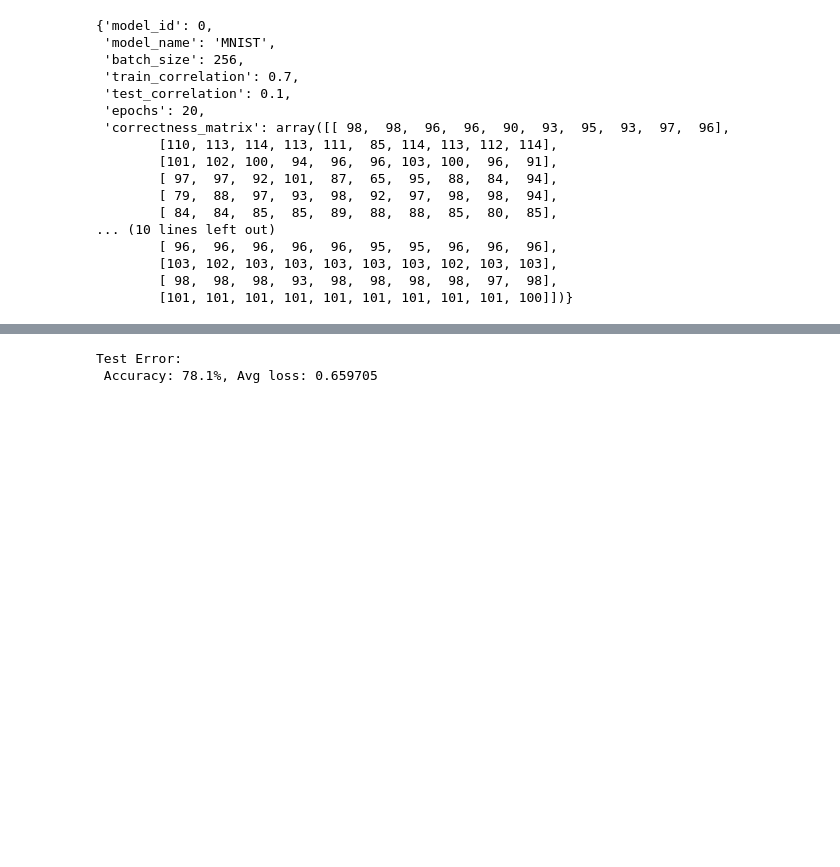
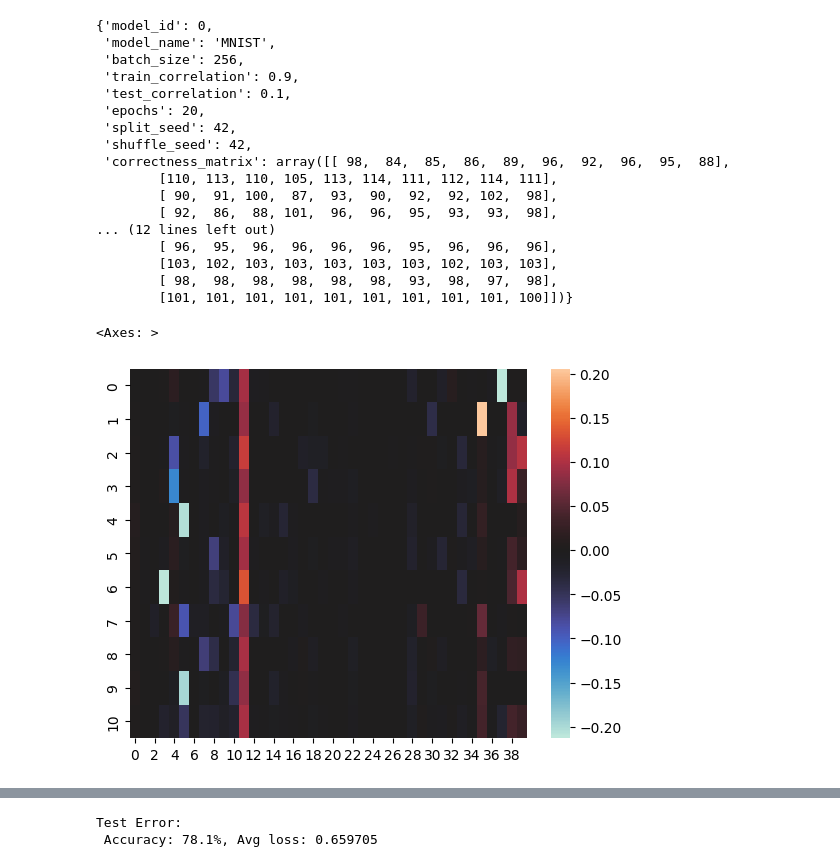
Before and after one commit to vitryt/label-free-bias-identification, a Jupyter notebook: data_recovery.ipynb, the cells around one changed output, grey strips where cells are left out. Drawn from its saved outputs; the diff is of its cells as text; code cells hidden in the pictures; blank space fills up the shorter version.

```diff
--- a/data_recovery.ipynb
+++ b/data_recovery.ipynb
@@ -36,23 +38,39 @@ sys.path
 exp_id = 0
 exp_name = "MNIST"
 with open("models/" + exp_name + "/model_" + str(exp_id) + ".pkl", "rb") as f:
-    res = pkl.load(f)
-res
+    model_res = pkl.load(f)
+model_res
 # %% [output]
 {'model_id': 0,
  'model_name': 'MNIST',
  'batch_size': 256,
- 'train_correlation': 0.7,
+ 'train_correlation': 0.9,
  'test_correlation': 0.1,
  'epochs': 20,
- 'correctness_matrix': array([[ 98,  98,  96,  96,  90,  93,  95,  93,  97,  96],
-        [110, 113, 114, 113, 111,  85, 114, 113, 112, 114],
-        [101, 102, 100,  94,  96,  96, 103, 100,  96,  91],
-        [ 97,  97,  92, 101,  87,  65,  95,  88,  84,  94],
-        [ 79,  88,  97,  93,  98,  92,  97,  98,  98,  94],
-        [ 84,  84,  85,  85,  89,  88,  88,  85,  80,  85],
-... (10 lines left out)
-        [ 96,  96,  96,  96,  96,  95,  95,  96,  96,  96],
+ 'split_seed': 42,
+ 'shuffle_seed': 42,
+ 'correctness_matrix': array([[ 98,  84,  85,  86,  89,  96,  92,  96,  95,  88],
+        [110, 113, 110, 105, 113, 114, 111, 112, 114, 111],
+        [ 90,  91, 100,  87,  93,  90,  92,  92, 102,  98],
+        [ 92,  86,  88, 101,  96,  96,  95,  93,  93,  98],
+... (12 lines left out)
+        [ 96,  95,  96,  96,  96,  96,  95,  96,  96,  96],
         [103, 102, 103, 103, 103, 103, 103, 102, 103, 103],
-        [ 98,  98,  98,  93,  98,  98,  98,  98,  97,  98],
+        [ 98,  98,  98,  98,  98,  98,  93,  98,  97,  98],
         [101, 101, 101, 101, 101, 101, 101, 101, 101, 100]])}
+# %%
+with open(f"models/{exp_name}/concepts_{exp_id}_{0}.pkl", "rb") as f:
+    concept_res = pkl.load(f)
+# %%
+with open(f"models/{exp_name}/bias_{exp_id}_{0}.pkl", "rb") as f:
+    bias_res = pkl.load(f)
+
+studied_bias = 1
+table = []
+for i in range(10):
+    table.append((bias_res[studied_bias][i][1] - bias_res[studied_bias][i][0]).mean(axis=0))
+table.append(sum(table)/len(table))
+sb.heatmap(table, center=0, annot=False)
+# %% [output]
+<Axes: >
+[figure, added]
```
Also changed, not shown: parts of 7 cells of this notebook, 7 other files.
